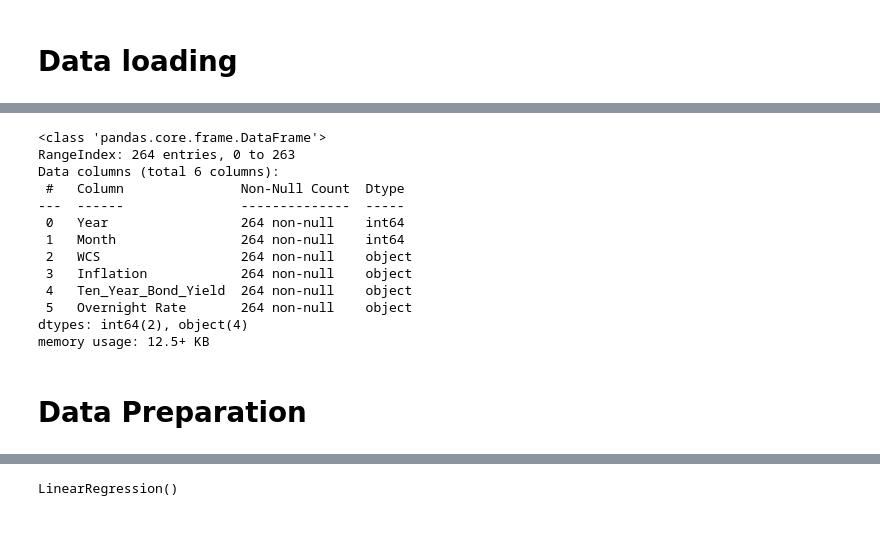
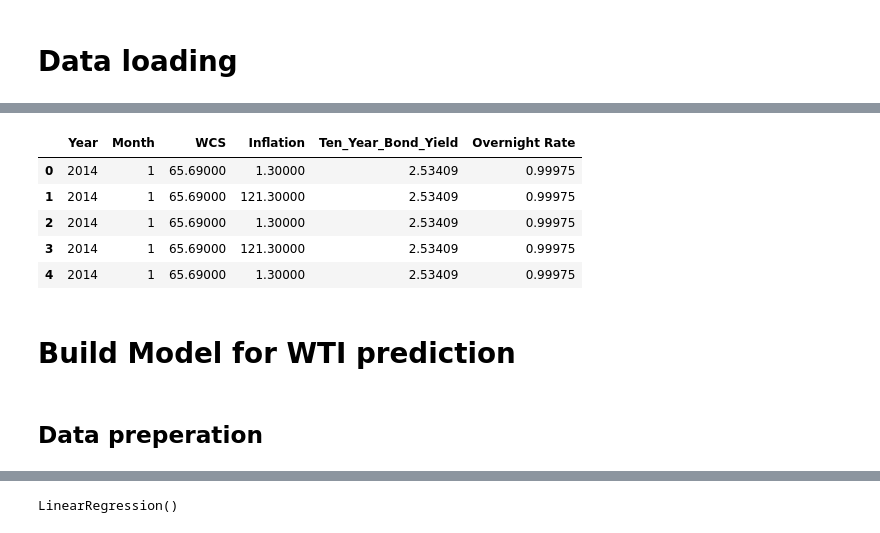
Before and after one commit to Jun-Jiang03/crude_oil_prediction, a Jupyter notebook: Explore and training model.ipynb, the cells around one changed output, grey strips where cells are left out. Drawn from its saved outputs; the diff is of its cells as text; code cells hidden in the pictures.

```diff
--- a/Explore and training model.ipynb
+++ b/Explore and training model.ipynb
@@ -120,23 +121,18 @@ df_4 = pd.DataFrame(fed_rate, columns=['Year', 'Month', 'Inflation', 'Ten_Year_B
 #merge df_3 and df_4 on Year and month
 crude_oil_fed = pd.merge(df_3, df_4, on=['Year', 'Month'], how='inner')
 # %%
-crude_oil_cad.info()
+crude_oil_cad.head()
 # %% [output]
-<class 'pandas.core.frame.DataFrame'>
-RangeIndex: 264 entries, 0 to 263
-Data columns (total 6 columns):
- #   Column               Non-Null Count  Dtype
----  ------               --------------  -----
- 0   Year                 264 non-null    int64
- 1   Month                264 non-null    int64
- 2   WCS                  264 non-null    object
- 3   Inflation            264 non-null    object
- 4   Ten_Year_Bond_Yield  264 non-null    object
- 5   Overnight Rate       264 non-null    object
-dtypes: int64(2), object(4)
-memory usage: 12.5+ KB
+|  | Year | Month | WCS | Inflation | Ten_Year_Bond_Yield | Overnight Rate |
+| 0 | 2014 | 1 | 65.69000 | 1.30000 | 2.53409 | 0.99975 |
+| 1 | 2014 | 1 | 65.69000 | 121.30000 | 2.53409 | 0.99975 |
+| 2 | 2014 | 1 | 65.69000 | 1.30000 | 2.53409 | 0.99975 |
+| 3 | 2014 | 1 | 65.69000 | 121.30000 | 2.53409 | 0.99975 |
+| 4 | 2014 | 1 | 65.69000 | 1.30000 | 2.53409 | 0.99975 |
+# %% [markdown]
+# Build Model for WTI prediction
 # %% [markdown]
-# Data Preparation
+## Data preperation
 # %%
 #seperate X and target y
 y =crude_oil_fed['WTI']
```
Also changed, not shown: parts of 67 cells of this notebook.
